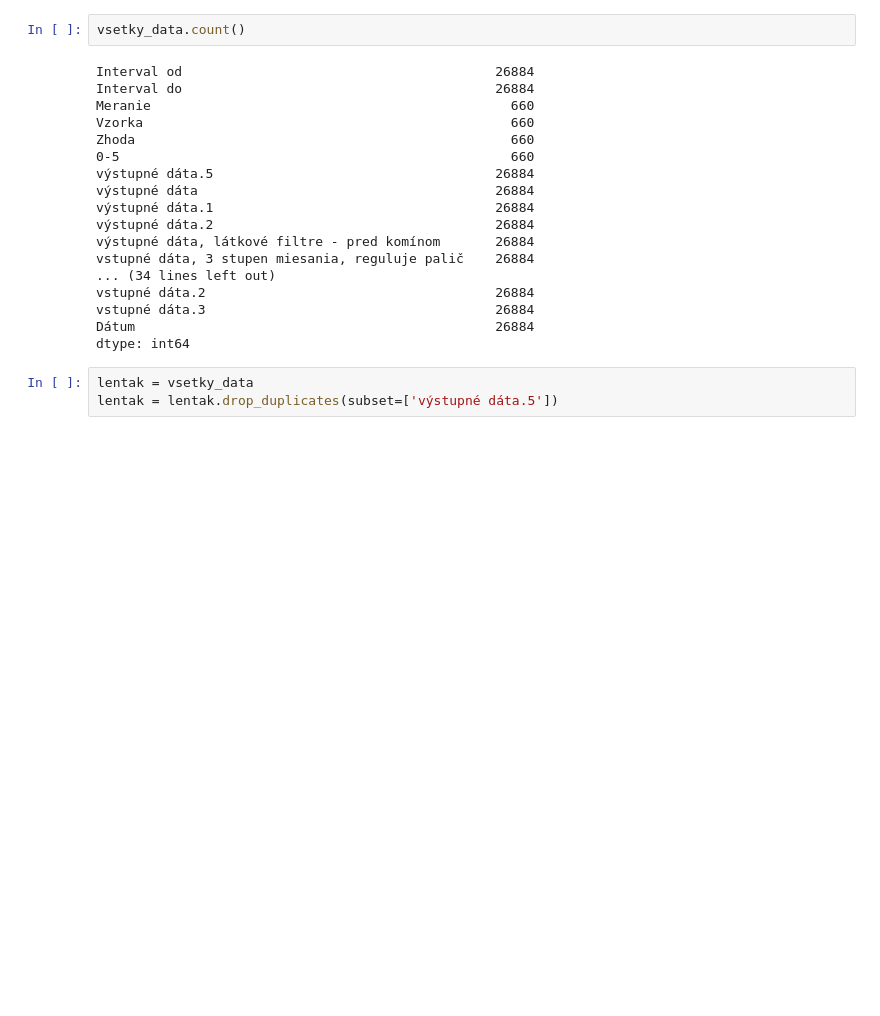
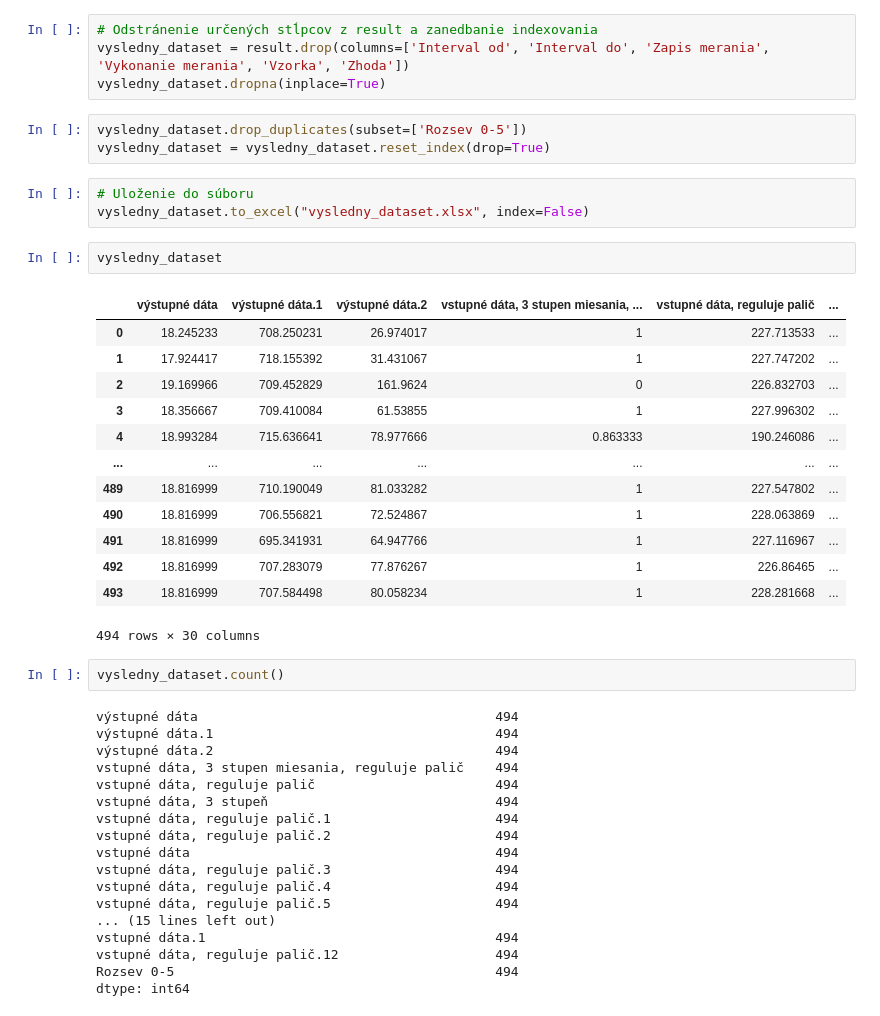
Before and after one commit to m-stredansky/tuke_nn_assignment, a Jupyter notebook: data/Spracovanie_dat_NN.ipynb, the cells around one changed output. Drawn from its saved outputs; the diff is of its cells as text; blank space fills up the shorter version.

```diff
--- a/data/Spracovanie_dat_NN.ipynb
+++ b/data/Spracovanie_dat_NN.ipynb
@@ -148,23 +227,46 @@ vsetky_data
+# %%
+# Odstránenie určených stĺpcov z result a zanedbanie indexovania
+vysledny_dataset = result.drop(columns=['Interval od', 'Interval do', 'Zapis merania', 'Vykonanie merania', 'Vzorka', 'Zhoda'])
+vysledny_dataset.dropna(inplace=True)
+# %%
+vysledny_dataset.drop_duplicates(subset=['Rozsev 0-5'])
+vysledny_dataset = vysledny_dataset.reset_index(drop=True)
+# %%
+# Uloženie do súboru
+vysledny_dataset.to_excel("vysledny_dataset.xlsx", index=False)
+# %%
+vysledny_dataset
+# %% [output]
+|  | výstupné dáta | výstupné dáta.1 | výstupné dáta.2 | vstupné dáta, 3 stupen miesania, ... | vstupné dáta, reguluje palič | ... |
+| 0 | 18.245233 | 708.250231 | 26.974017 | 1 | 227.713533 | ... |
+| 1 | 17.924417 | 718.155392 | 31.431067 | 1 | 227.747202 | ... |
+| 2 | 19.169966 | 709.452829 | 161.9624 | 0 | 226.832703 | ... |
+| 3 | 18.356667 | 709.410084 | 61.53855 | 1 | 227.996302 | ... |
+| 4 | 18.993284 | 715.636641 | 78.977666 | 0.863333 | 190.246086 | ... |
+| ... | ... | ... | ... | ... | ... | ... |
+| 489 | 18.816999 | 710.190049 | 81.033282 | 1 | 227.547802 | ... |
+| 490 | 18.816999 | 706.556821 | 72.524867 | 1 | 228.063869 | ... |
+| 491 | 18.816999 | 695.341931 | 64.947766 | 1 | 227.116967 | ... |
+| 492 | 18.816999 | 707.283079 | 77.876267 | 1 | 226.86465 | ... |
+| 493 | 18.816999 | 707.584498 | 80.058234 | 1 | 228.281668 | ... |
+494 rows × 30 columns
 # %%
-vsetky_data.count()
+vysledny_dataset.count()
 # %% [output]
-Interval od                                        26884
-Interval do                                        26884
-Meranie                                              660
-Vzorka                                               660
-Zhoda                                                660
-0-5                                                  660
-výstupné dáta.5                                    26884
-výstupné dáta                                      26884
-výstupné dáta.1                                    26884
-výstupné dáta.2                                    26884
-výstupné dáta, látkové filtre - pred komínom       26884
-vstupné dáta, 3 stupen miesania, reguluje palič    26884
-... (34 lines left out)
-vstupné dáta.2                                     26884
-vstupné dáta.3                                     26884
-Dátum                                              26884
+výstupné dáta                                      494
+výstupné dáta.1                                    494
+výstupné dáta.2                                    494
+vstupné dáta, 3 stupen miesania, reguluje palič    494
+vstupné dáta, reguluje palič                       494
+vstupné dáta, 3 stupeň                             494
+vstupné dáta, reguluje palič.1                     494
+vstupné dáta, reguluje palič.2                     494
+vstupné dáta                                       494
+vstupné dáta, reguluje palič.3                     494
+vstupné dáta, reguluje palič.4                     494
+vstupné dáta, reguluje palič.5                     494
+... (15 lines left out)
+vstupné dáta.1                                     494
+vstupné dáta, reguluje palič.12                    494
+Rozsev 0-5                                         494
 dtype: int64
-# %%
-lentak = vsetky_data
-lentak = lentak.drop_duplicates(subset=['výstupné dáta.5'])
```
Also changed, not shown: parts of 18 cells of this notebook.
